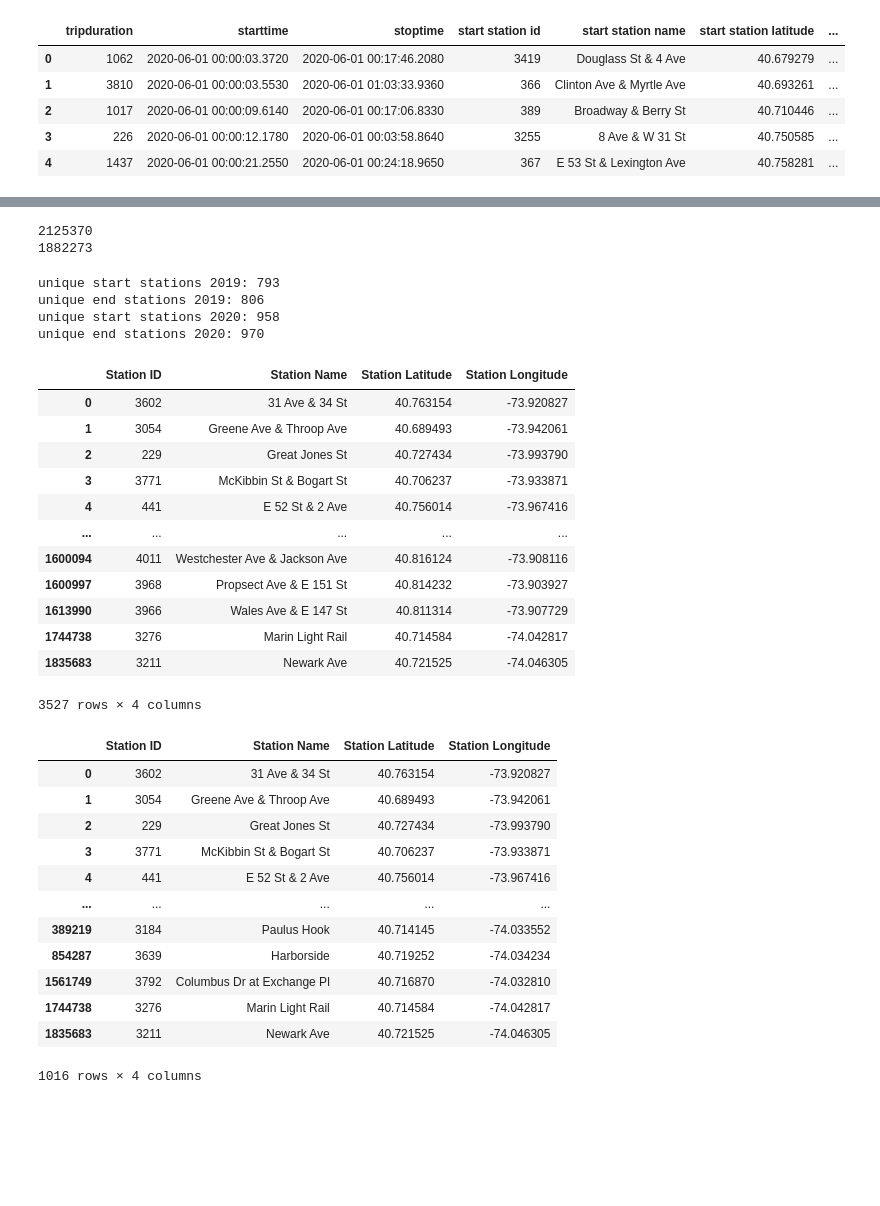
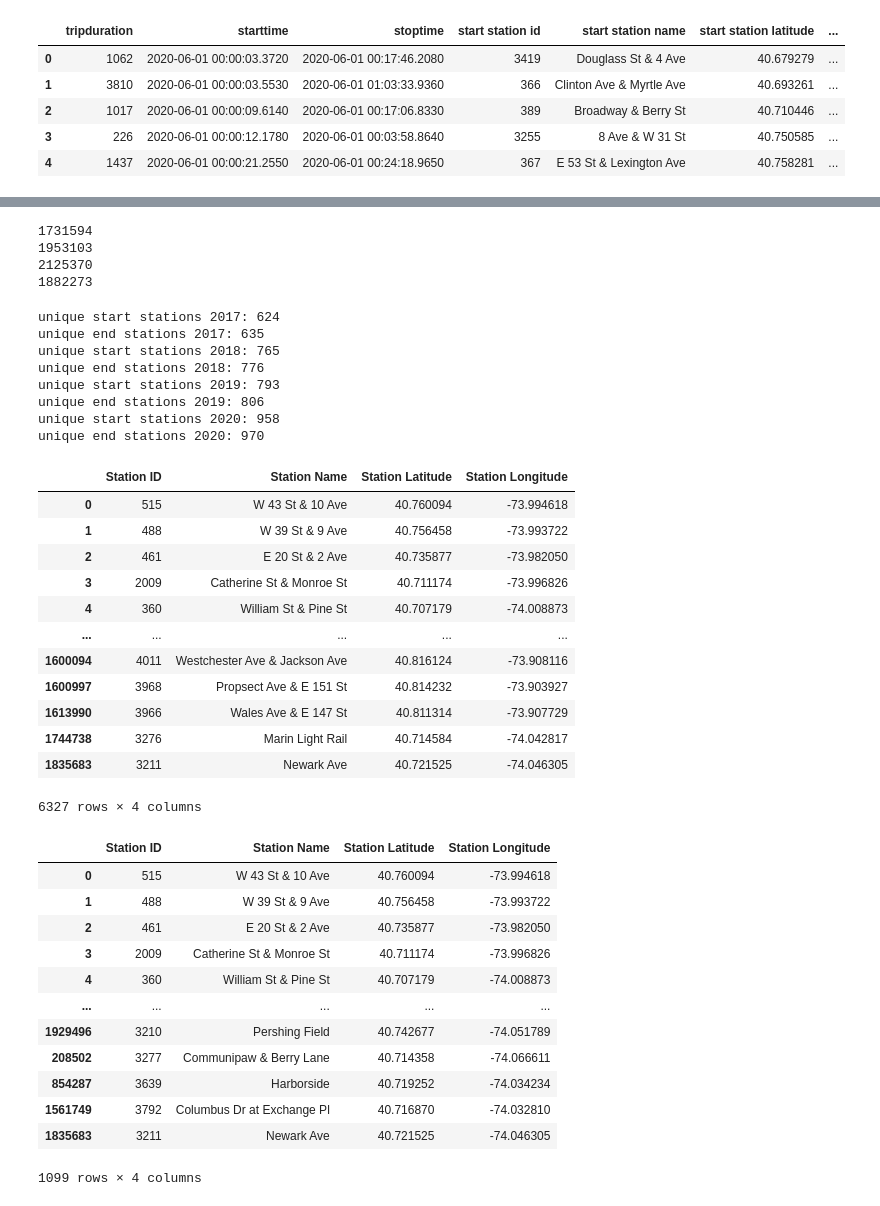
Before and after one commit to kellnergp/tableau-challenge, a Jupyter notebook: dataCleaning.ipynb, the cells around one changed output, grey strips where cells are left out. Cells and saved outputs as stored; diff of their text form; code cells hidden in the pictures; blank space fills up the shorter version.

Commit message:
updated stations csv for expanded source data scope, jpnb for making combined csv

```diff
--- a/dataCleaning.ipynb
+++ b/dataCleaning.ipynb
@@ -23,3 +23,6 @@ dfJun20.head()
 | 2 | 1017 | 2020-06-01 00:00:09.6140 | 2020-06-01 00:17:06.8330 | 389 | Broadway & Berry St | 40.710446 | ... |
 | 3 | 226 | 2020-06-01 00:00:12.1780 | 2020-06-01 00:03:58.8640 | 3255 | 8 Ave & W 31 St | 40.750585 | ... |
 | 4 | 1437 | 2020-06-01 00:00:21.2550 | 2020-06-01 00:24:18.9650 | 367 | E 53 St & Lexington Ave | 40.758281 | ... |
+# %%
+dfJun18 = pd.read_csv('Resources/June/201806-citibike-tripdata.csv')
+dfJun18.head()
@@ -25,0 +36,3 @@ dfJun20.head()
+# %%
+dfJun17 = pd.read_csv('Resources/June/201706-citibike-tripdata.csv')
+dfJun17.head()
@@ -26,8 +46,12 @@ dfJun20.head()
 # %%
 # print size of raw dataframes
+print(len(dfJun17.index))
+print(len(dfJun18.index))
 print(len(dfJun19.index))
 print(len(dfJun20.index))
 # %% [output]
+1731594
+1953103
 2125370
 1882273
 # %%
@@ -36,18 +60,30 @@ startList = ["start station id", "start station name", "start station latitude",
 endList = ["end station id", "end station name", "end station latitude", "end station longitude"]
 # %%
 # pull station info into separate dataframes, drop duplicates
+startStations17 = dfJun17[startList].drop_duplicates(subset="start station id")
+startStations18 = dfJun18[startList].drop_duplicates(subset="start station id")
 startStations19 = dfJun19[startList].drop_duplicates(subset="start station id")
 startStations20 = dfJun20[startList].drop_duplicates(subset="start station id")
 
+endStations17 = dfJun17[endList].drop_duplicates(subset="end station id")
+endStations18 = dfJun18[endList].drop_duplicates(subset="end station id")
 endStations19 = dfJun19[endList].drop_duplicates(subset="end station id")
 endStations20 = dfJun20[endList].drop_duplicates(subset="end station id")
 # %%
 # print length of each dataframe
+print(f"unique start stations 2017: {len(startStations17.index)}")
+print(f"unique end stations 2017: {len(endStations17.index)}")
+print(f"unique start stations 2018: {len(startStations18.index)}")
+print(f"unique end stations 2018: {len(endStations18.index)}")
 print(f"unique start stations 2019: {len(startStations19.index)}")
 print(f"unique end stations 2019: {len(endStations19.index)}")
 print(f"unique start stations 2020: {len(startStations20.index)}")
 print(f"unique end stations 2020: {len(endStations20.index)}")
 # %% [output]
+unique start stations 2017: 624
+unique end stations 2017: 635
+unique start stations 2018: 765
+unique end stations 2018: 776
 unique start stations 2019: 793
 unique end stations 2019: 806
 unique start stations 2020: 958
@@ -57,47 +93,52 @@ unique end stations 2020: 970
 stationCols = ["Station ID", "Station Name", "Station Latitude", "Station Longitude"]
 # %%
 # set column names for all 4 dataframes to be the same
+startStations17.columns = stationCols
+startStations18.columns = stationCols
 startStations19.columns = stationCols
 startStations20.columns = stationCols
 
+endStations17.columns = stationCols
+endStations18.columns = stationCols
 endStations19.columns = stationCols
 endStations20.columns = stationCols
 # %%
 # concatenate all 4 station dfs
-frames = [startStations19, startStations20, endStations19, endStations20]
+frames = [startStations17, startStations18, startStations19, startStations20,
+          endStations17, endStations18, endStations19, endStations20]
 
 concatStationsDf = pd.concat(frames)
 
 concatStationsDf
 # %% [output]
 |  | Station ID | Station Name | Station Latitude | Station Longitude |
-| 0 | 3602 | 31 Ave & 34 St | 40.763154 | -73.920827 |
-| 1 | 3054 | Greene Ave & Throop Ave | 40.689493 | -73.942061 |
-| 2 | 229 | Great Jones St | 40.727434 | -73.993790 |
-| 3 | 3771 | McKibbin St & Bogart St | 40.706237 | -73.933871 |
-| 4 | 441 | E 52 St & 2 Ave | 40.756014 | -73.967416 |
+| 0 | 515 | W 43 St & 10 Ave | 40.760094 | -73.994618 |
+| 1 | 488 | W 39 St & 9 Ave | 40.756458 | -73.993722 |
+| 2 | 461 | E 20 St & 2 Ave | 40.735877 | -73.982050 |
+| 3 | 2009 | Catherine St & Monroe St | 40.711174 | -73.996826 |
+| 4 | 360 | William St & Pine St | 40.707179 | -74.008873 |
 | ... | ... | ... | ... | ... |
 | 1600094 | 4011 | Westchester Ave & Jackson Ave | 40.816124 | -73.908116 |
 | 1600997 | 3968 | Propsect Ave & E 151 St | 40.814232 | -73.903927 |
 | 1613990 | 3966 | Wales Ave & E 147 St | 40.811314 | -73.907729 |
 | 1744738 | 3276 | Marin Light Rail | 40.714584 | -74.042817 |
 | 1835683 | 3211 | Newark Ave | 40.721525 | -74.046305 |
-3527 rows × 4 columns
+6327 rows × 4 columns
 # %%
 # drop duplicate rows by stations id
 station_df = concatStationsDf.drop_duplicates(subset="Station ID")
 station_df
 # %% [output]
 |  | Station ID | Station Name | Station Latitude | Station Longitude |
-| 0 | 3602 | 31 Ave & 34 St | 40.763154 | -73.920827 |
-| 1 | 3054 | Greene Ave & Throop Ave | 40.689493 | -73.942061 |
-| 2 | 229 | Great Jones St | 40.727434 | -73.993790 |
-| 3 | 3771 | McKibbin St & Bogart St | 40.706237 | -73.933871 |
-| 4 | 441 | E 52 St & 2 Ave | 40.756014 | -73.967416 |
+| 0 | 515 | W 43 St & 10 Ave | 40.760094 | -73.994618 |
+| 1 | 488 | W 39 St & 9 Ave | 40.756458 | -73.993722 |
+| 2 | 461 | E 20 St & 2 Ave | 40.735877 | -73.982050 |
+| 3 | 2009 | Catherine St & Monroe St | 40.711174 | -73.996826 |
+| 4 | 360 | William St & Pine St | 40.707179 | -74.008873 |
 | ... | ... | ... | ... | ... |
-| 389219 | 3184 | Paulus Hook | 40.714145 | -74.033552 |
+| 1929496 | 3210 | Pershing Field | 40.742677 | -74.051789 |
+| 208502 | 3277 | Communipaw & Berry Lane | 40.714358 | -74.066611 |
 | 854287 | 3639 | Harborside | 40.719252 | -74.034234 |
 | 1561749 | 3792 | Columbus Dr at Exchange Pl | 40.716870 | -74.032810 |
-| 1744738 | 3276 | Marin Light Rail | 40.714584 | -74.042817 |
 | 1835683 | 3211 | Newark Ave | 40.721525 | -74.046305 |
-1016 rows × 4 columns
+1099 rows × 4 columns
```
Also changed, not shown: parts of 15 cells of this notebook, 1 other file.
